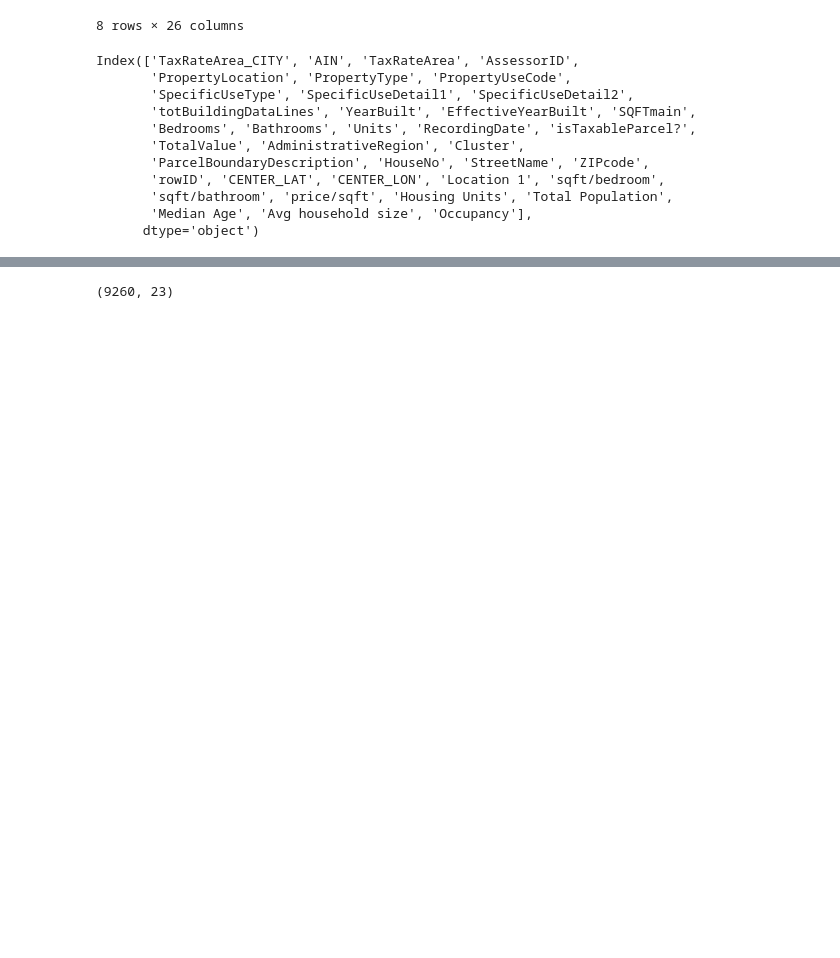
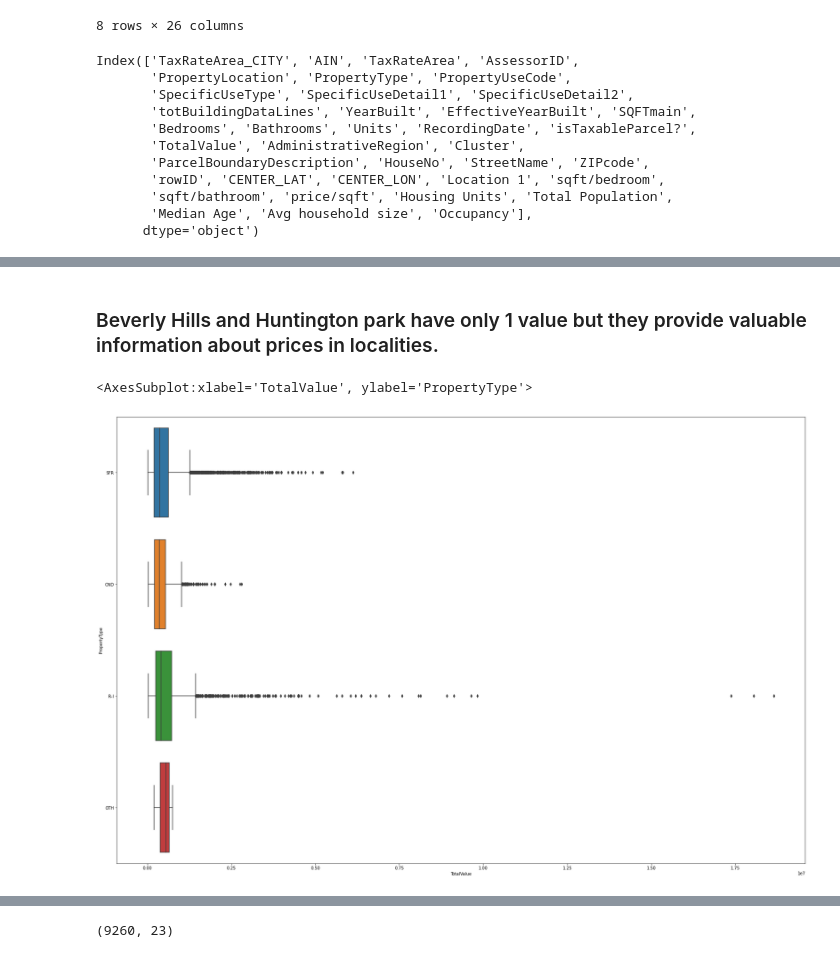
Before and after one commit to am-meritus/XBRE-AVM, a Jupyter notebook: Capstone.ipynb, the cells around one changed output, grey strips where cells are left out. Drawn from its saved outputs; the diff is of its cells as text; code cells hidden in the pictures; blank space fills up the shorter version.

```diff
--- a/Capstone.ipynb
+++ b/Capstone.ipynb
@@ -1298,0 +1310,8 @@ dv2 = dv2.fillna(value=cache)
+# %% [markdown]
+### Beverly Hills and Huntington park have only 1 value but they provide valuable information about prices in localities.
+# %%
+fig, ax = plt.subplots(figsize=(30,20))
+sns.boxplot(x='TotalValue', y='PropertyType' , data=dv2)
+# %% [output]
+<AxesSubplot:xlabel='TotalValue', ylabel='PropertyType'>
+[figure, added]
```
Also changed, not shown: parts of 38 cells of this notebook.
